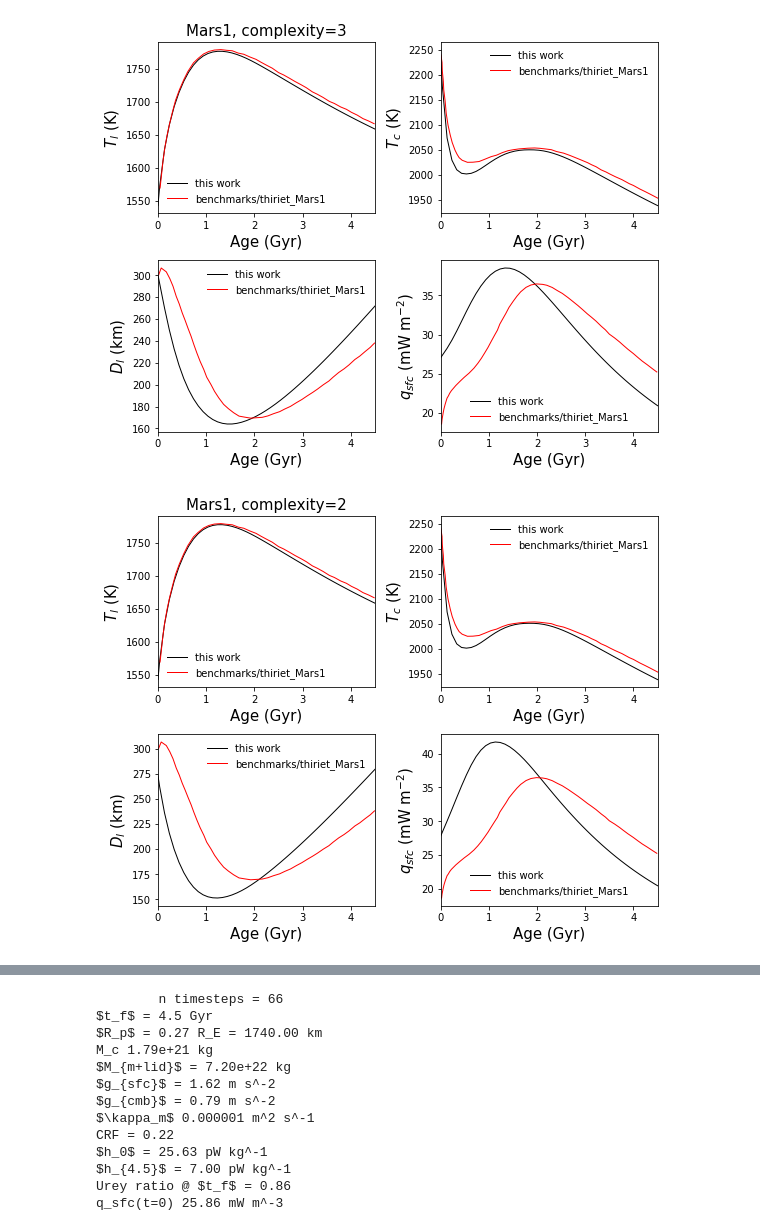
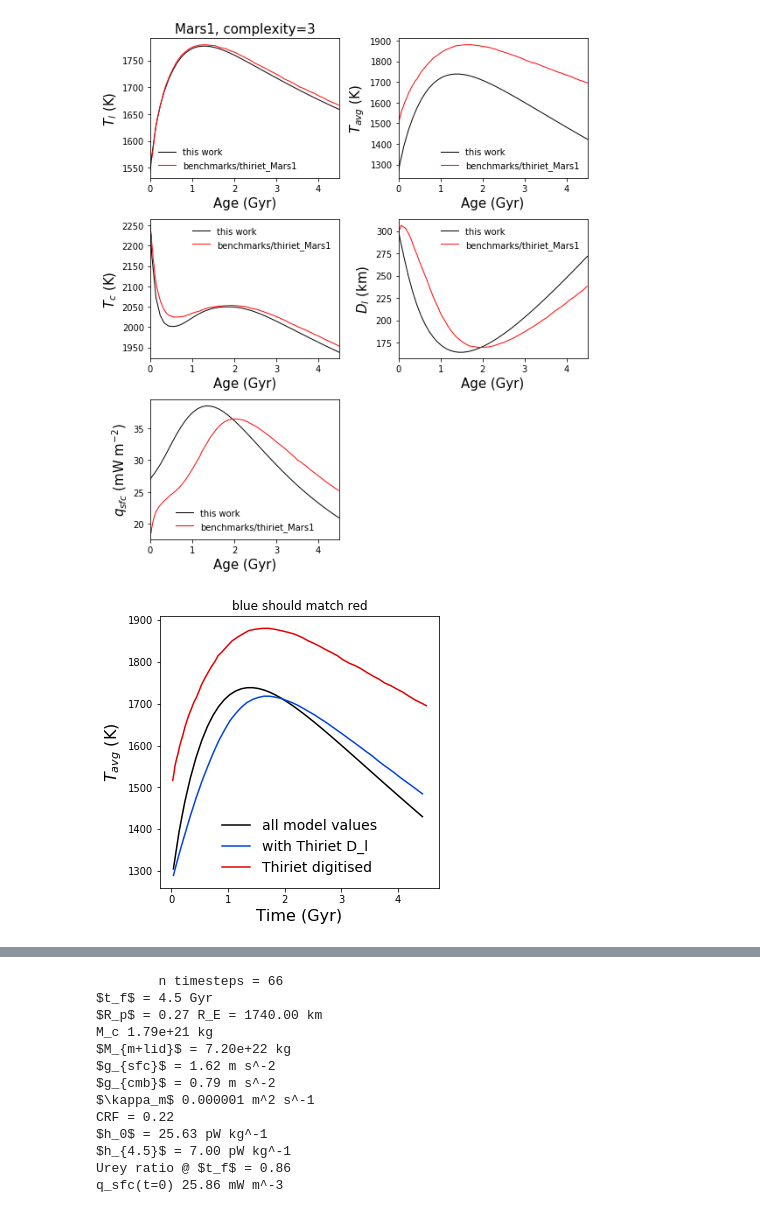
Before and after one commit to clairesworld/exo-top, a Jupyter notebook: thermal_evolution_3layer.ipynb, the cells around one changed output, grey strips where cells are left out. Saved outputs shown, nothing was run; the diff lists cells and outputs as text; code cells hidden in the pictures.

```diff
--- a/thermal_evolution_3layer.ipynb
+++ b/thermal_evolution_3layer.ipynb
@@ -75,8 +75,6 @@ names={'T_m':'$T_m$ (K)', 'T_c':'$T_c$ (K)', 'D_l':'$D_l$ (km)', 'eta_m':'$\eta_
        'q_ubl':'$q_{ubl}$ (mW m$^{-2}$)', 'M_mi':'$M_{mantle}$ (kg)','Q_ubl':'$Q_{ubl}$ (TW)',
        'Q_core':'$Q_{core}$ (TW)', 'q_sfc':'$q_{sfc}$ (mW m$^{-2}$)', 'Q_sfc':'$Q_{sfc}$ (TW)',
        'q_core':'$q_{core}$ (mW m$^{-2}$)', 'urey':'Urey ratio', 'Ra_i':'Ra$_i$'} # format variable_name:ylabel
-
-ident = '%.2f'%(kwargs['M_p']/M_E)+' M$_E$, CMF='+str(CMF) # run id
 # %%
 ###### ASTRONOMY ######
 
@@ -359,6 +357,8 @@ def dTdt(Q, M, C, **kwargs):
 def LHS(t, y, M_c=None, c_m=None, c_c=None, SA_c=None, adiabats=0, complexity=3, **kwargs):
     T_m = y[0]
     T_c = y[1]
+    if complexity==1:
+        T_c = T_m
     D_l = y[2]
 
     [R_l, T_l, eta_m, eta_cmb, nu_m, nu_cmb, TBL_u, h_rad_m, q_ubl, Q_ubl, Ra_i, Ra_crit_c, TBL_c,
@@ -709,38 +757,41 @@ c_n = np.array([U_0_238, U_0_235, Th_0, K_0])*np.array([1, 1, X_Th/X_U, X_K/X_U]
 p_n = [9.37e-5, 5.69e-4, 2.69e-5, 2.79e-5] # heating per kg of isotope
 lambda_n = np.array([0.155, 0.985, 0.0495, 0.555])*1e-9/years2sec # half life in sec
 H_0 = 4e-12 # radiogenic heating in W/kg at t_f
 
 # what to plot
-names = {'T_l':'$T_{l}$ (K)', 'T_c':'$T_c$ (K)', 'D_l':'$D_l$ (km)', 'q_sfc':'$q_{sfc}$ (mW m$^{-2}$)',
+names = {'T_l':'$T_{l}$ (K)', 'T_avg':'$T_{avg}$ (K)', 'T_c':'$T_c$ (K)', 'D_l':'$D_l$ (km)', 'q_sfc':'$q_{sfc}$ (mW m$^{-2}$)',
          'q_core':'$q_{core}$ (mW m$^{-2}$)',
          #'urey':'Urey ratio','q_ubl':'$q_{ubl}$ (mW m$^{-2}$)'
         }
 
 
 kwargs = dict(Alb=Alb, rho_m=rho_m, H_0=H_0, c_n=c_n, p_n=p_n, lambda_n=lambda_n,
                  L=L*L_sun, Ra_crit_u=Ra_crit, adiabats=0, R_p0=R_p0, R_c0=R_c0,
                  alpha_m=alpha_m, k_m=k_m, CMF=None, rho_c=rho_c, rho_lith=rho_lith, visc_type='Thi',
                  c_m=c_m, #<----??? TODO: check if you need constant volume c_p
                  c_c=c_c, k_lm=k_lm, beta_u=beta_u, beta_c=beta_c, a_rh=a_rh,
                  Ea=Ea, eta_0=eta_0, T_ref=T_ref, T_s=T_s, M_p=M_p*M_E, a=a*AU2m,
                  T_m0=T_m0, T_c0=T_c0, D_l0 = D_l0, t0=0, tf=t_f*1e9*years2sec)
 
 f_Mars1_3 = solve(**kwargs) # T_m, T_c, D_l
 f_Mars1_2 = solve(complexity=2, **kwargs) # T_m, T_c
 f_Mars1_1 = solve(complexity=1, **kwargs) # T_m
 
-save = True
+save = False
 # snaps(f_Mars1_3, plot_snapshots=[0, 25, -1], fig_path=fig_path, plots_save=save, ident='Mars1', **kwargs)
 plot_output(f_Mars1_3, names, ident='Mars1, complexity=3', ncols=2, plots_save=save,
             verbose=False, compare_dir='benchmarks/thiriet_Mars1',fig_path=fig_path, **kwargs)
-plot_output(f_Mars1_2, names, ident='Mars1, complexity=2', complexity=2, ncols=2, plots_save=save,
-            verbose=False, compare_dir='benchmarks/thiriet_Mars1', fig_path=fig_path,**kwargs)
-plot_output(f_Mars1_1, names, ident='Mars1, complexity=1', complexity=1, ncols=2, plots_save=save,
-            verbose=False, compare_dir='benchmarks/thiriet_Mars1', fig_path=fig_path, **kwargs)
+# plot_output(f_Mars1_2, names, ident='Mars1, complexity=2', complexity=2, ncols=2, plots_save=save,
+#             verbose=False, compare_dir='benchmarks/thiriet_Mars1', fig_path=fig_path,**kwargs)
+# plot_output(f_Mars1_1, names, ident='Mars1, complexity=1', complexity=1, ncols=2, plots_save=save,
+#             verbose=False, compare_dir='benchmarks/thiriet_Mars1', fig_path=fig_path, **kwargs)
 # plot_qsfc_error(f_Mars1_3, compare_dir='benchmarks/thiriet_Mars1', fig_path=fig_path, plots_save=save,
 #                 ident='Mars1', **kwargs)
 
+
+plot_Tavg(f_Mars1_3, compare_dir='benchmarks/thiriet_Mars1', ident='test', **kwargs)
+
 # expect q_sfc to be off by 4.5 mW m^-3 average without PDE
 # %% [output]
-[figure, old version]
+[figure, new version]
-[figure, old version]
+[figure, new version]
```
Also changed, not shown: parts of 2 cells of this notebook.
